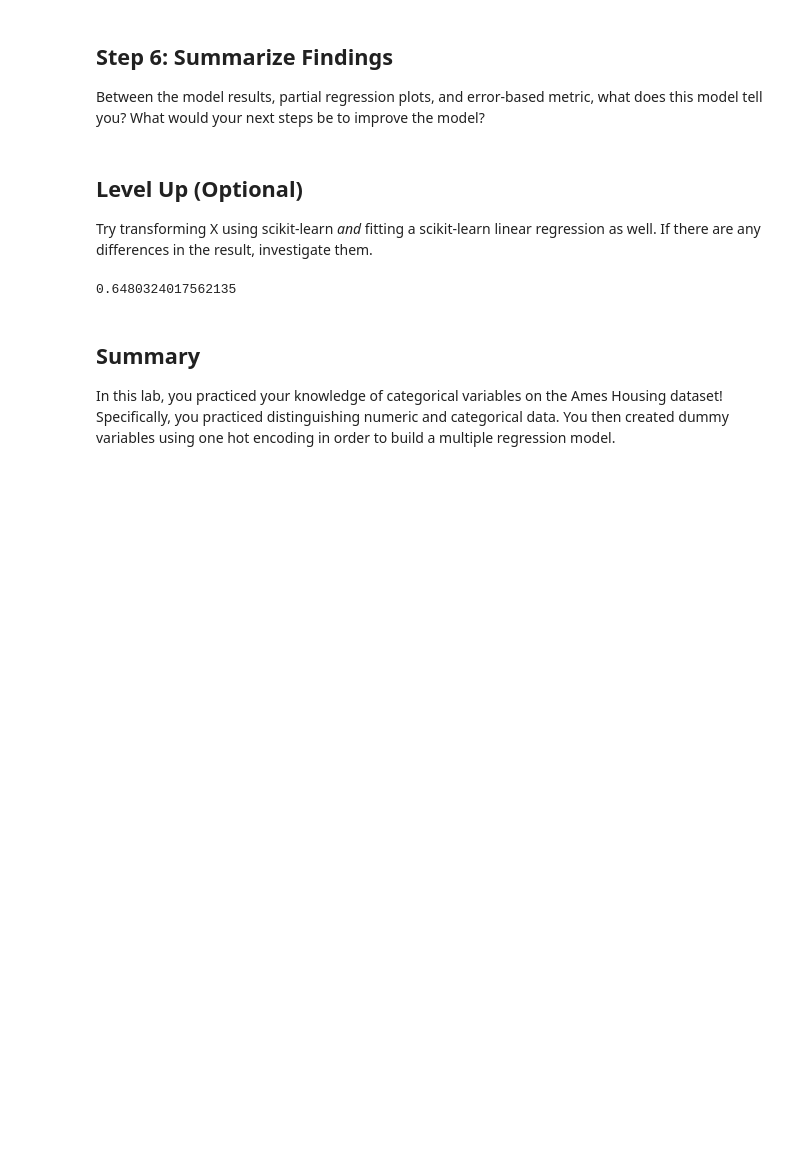
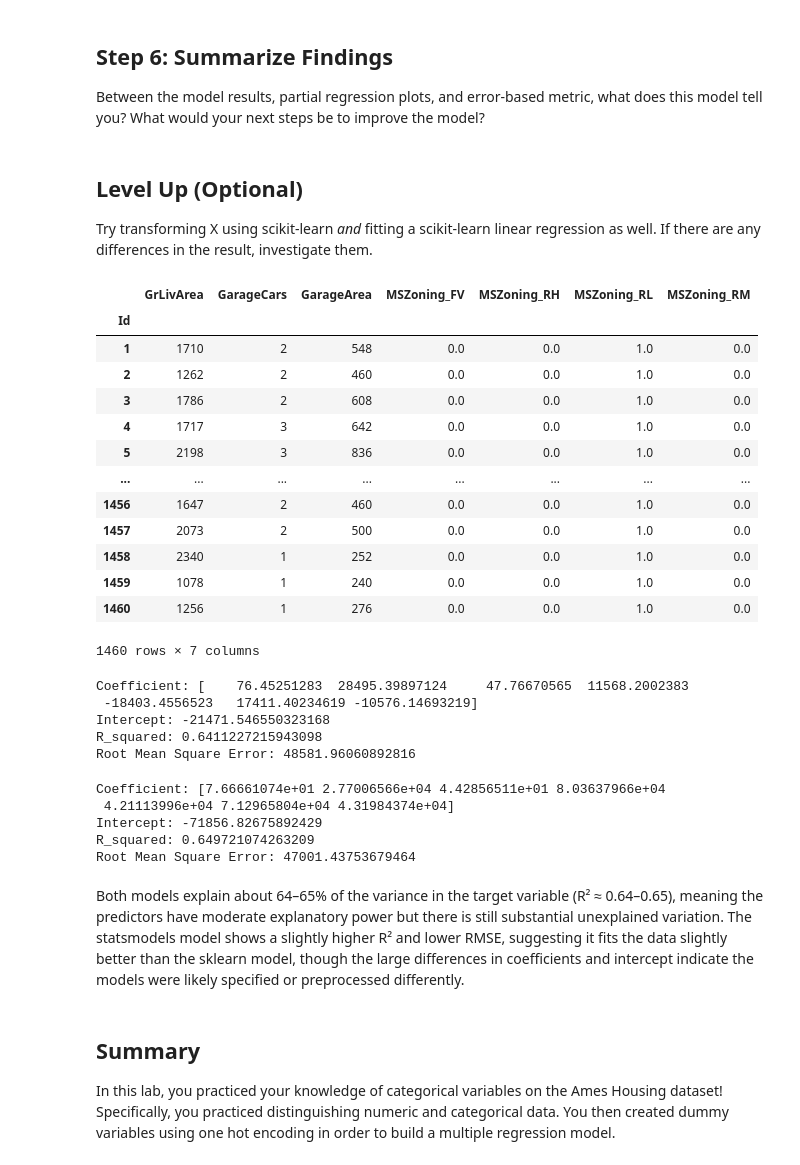
Before and after one commit to MutwiriC/dsc-categorical-variables-regression-lab, a Jupyter notebook: index.ipynb, the cells around one changed output. Cells and saved outputs as stored; diff of their text form; code cells hidden in the pictures; blank space fills up the shorter version.

```diff
--- a/index.ipynb
+++ b/index.ipynb
@@ -308,22 +308,38 @@ Try transforming X using scikit-learn _and_ fitting a scikit-learn linear regres
 # %%
 # Your code here
 from sklearn.preprocessing import OneHotEncoder
 # Select as 2D
 new_MSZoning = ames_clean[['MSZoning']]
 
 # Initialize encoder
 ohe = OneHotEncoder(drop='first', sparse_output=False)
 
 # Fit and transform
 X_encoded = ohe.fit_transform(new_MSZoning)
 
 # Get proper column names
 categorical_columns = ohe.get_feature_names_out(['MSZoning'])
 
 # Create dataframe
 one_hot_features = pd.DataFrame(X_encoded,
                                 columns=categorical_columns,
                                 index=ames_clean.index)
 
 # Join with numeric features
 x_sklearn = pd.concat([ames_clean[['GrLivArea', 'GarageCars', 'GarageArea']], one_hot_features], axis =1)
+x_sklearn
+# %% [output]
+|  | GrLivArea | GarageCars | GarageArea | MSZoning_FV | MSZoning_RH | MSZoning_RL | MSZoning_RM |
+| Id |  |  |  |  |  |  |  |
+| 1 | 1710 | 2 | 548 | 0.0 | 0.0 | 1.0 | 0.0 |
+| 2 | 1262 | 2 | 460 | 0.0 | 0.0 | 1.0 | 0.0 |
+| 3 | 1786 | 2 | 608 | 0.0 | 0.0 | 1.0 | 0.0 |
+| 4 | 1717 | 3 | 642 | 0.0 | 0.0 | 1.0 | 0.0 |
+| 5 | 2198 | 3 | 836 | 0.0 | 0.0 | 1.0 | 0.0 |
+| ... | ... | ... | ... | ... | ... | ... | ... |
+| 1456 | 1647 | 2 | 460 | 0.0 | 0.0 | 1.0 | 0.0 |
+| 1457 | 2073 | 2 | 500 | 0.0 | 0.0 | 1.0 | 0.0 |
+| 1458 | 2340 | 1 | 252 | 0.0 | 0.0 | 1.0 | 0.0 |
+| 1459 | 1078 | 1 | 240 | 0.0 | 0.0 | 1.0 | 0.0 |
+| 1460 | 1256 | 1 | 276 | 0.0 | 0.0 | 1.0 | 0.0 |
+1460 rows × 7 columns
@@ -333,7 +346,41 @@ results_2 = model_2.fit()
-# %%
-results.rsquared_adj
-# %% [output]
-0.6480324017562135
+# %%
+from sklearn.linear_model import LinearRegression
+from sklearn.model_selection import train_test_split
+from sklearn.metrics import mean_squared_error, r2_score
+#train-test split
+X_train, X_test, y_train, y_test = train_test_split(X, y, train_size=0.2, random_state = 42)
+#train model
+model = LinearRegression()
+model.fit(X_train, y_train)
+#evaluate
+y_pred = model.predict(X_test)
+
+#results
+print("Coefficient:", model.coef_)
+print("Intercept:", model.intercept_)
+print("R_squared:", r2_score(y_test, y_pred))
+print("Root Mean Square Error:", mean_squared_error(y_test, y_pred, squared=False))
+# %% [output]
+Coefficient: [    76.45251283  28495.39897124     47.76670565  11568.2002383
+ -18403.4556523   17411.40234619 -10576.14693219]
+Intercept: -21471.546550323168
+R_squared: 0.6411227215943098
+Root Mean Square Error: 48581.96060892816
+# %%
+#StatModel output
+#results
+print("Coefficient:", results.params[1:].values)
+print("Intercept:", results.params["const"])
+print("R_squared:", results.rsquared)
+print("Root Mean Square Error:", (( results.resid**2).sum()/len(y)) ** 0.5)
+# %% [output]
+Coefficient: [7.66661074e+01 2.77006566e+04 4.42856511e+01 8.03637966e+04
+ 4.21113996e+04 7.12965804e+04 4.31984374e+04]
+Intercept: -71856.82675892429
+R_squared: 0.649721074263209
+Root Mean Square Error: 47001.43753679464
+# %% [markdown]
+Both models explain about 64–65% of the variance in the target variable (R² ≈ 0.64–0.65), meaning the predictors have moderate explanatory power but there is still substantial unexplained variation. The statsmodels model shows a slightly higher R² and lower RMSE, suggesting it fits the data slightly better than the sklearn model, though the large differences in coefficients and intercept indicate the models were likely specified or preprocessed differently.
 # %% [markdown]
 ## Summary
 
```
Also changed, not shown: parts of 2 cells of this notebook.
